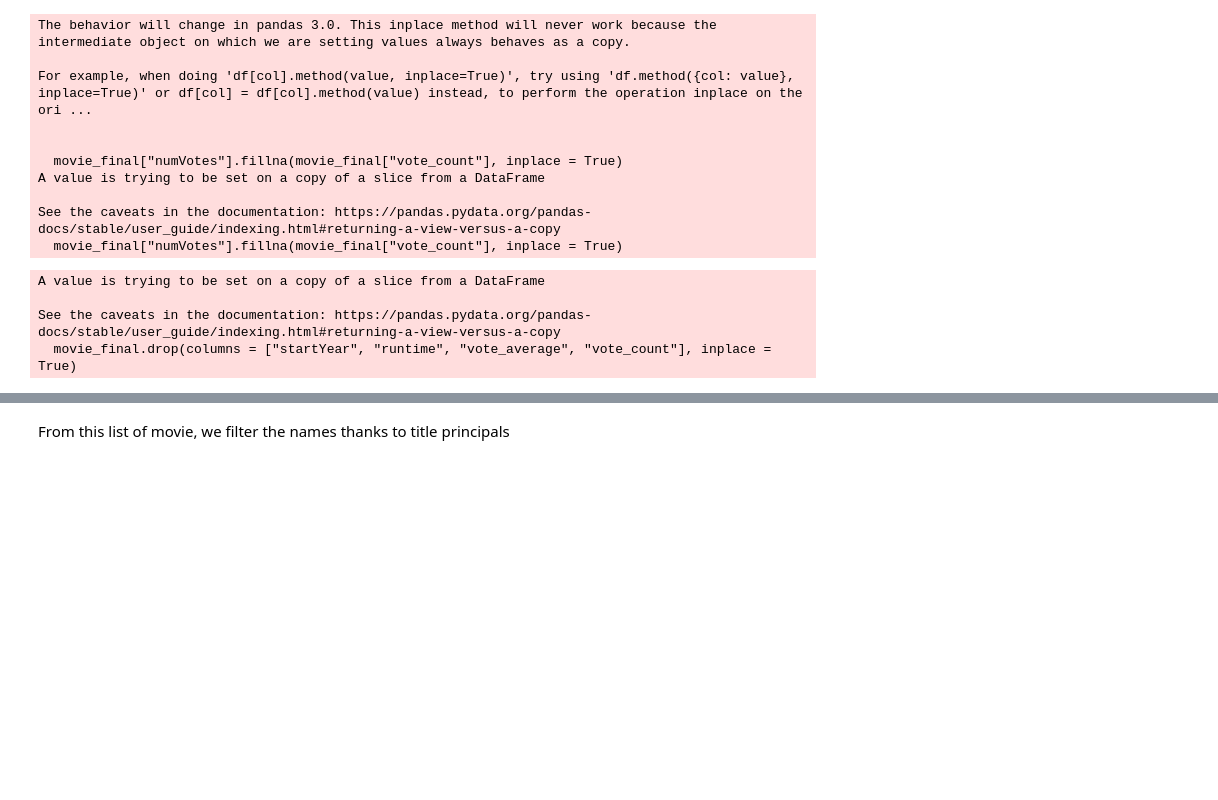
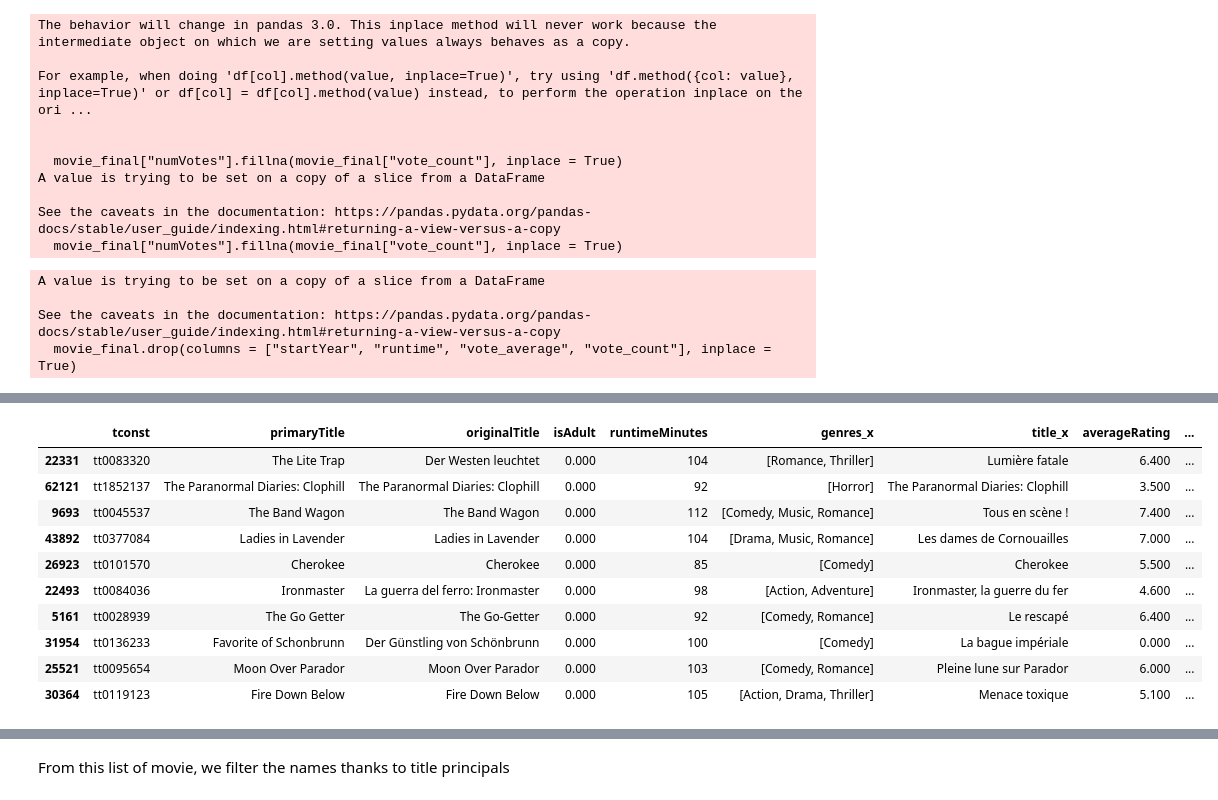
Before and after one commit to Viviaon/Project_2, a Jupyter notebook: Clean_Movie_DB.ipynb, the cells around one changed output, grey strips where cells are left out. Drawn from its saved outputs; the diff is of its cells as text; code cells hidden in the pictures; blank space fills up the shorter version.

```diff
--- a/Clean_Movie_DB.ipynb
+++ b/Clean_Movie_DB.ipynb
@@ -515,0 +588,8 @@ See the caveats in the documentation: https://pandas.pydata.org/pandas-docs/stab
+# %%
+def repl_list(listing, old_word, new_word):
+    for ind, ele in enumerate(listing):
+        if ele == old_word:
+            listing[ind] = new_word
+    return listing
+# %%
+movie_final["genres_x"] = movie_final["genres_x"].apply(lambda x: repl_list(x, 'ScienceFiction', 'Sci-Fi'))
@@ -515,0 +602,2 @@ See the caveats in the documentation: https://pandas.pydata.org/pandas-docs/stab
+# %%
+movie_final["genres_x"] = movie_final["genres_x"].apply(lambda x: repl_list(x, 'Musical', 'Music'))
@@ -515,0 +642,14 @@ See the caveats in the documentation: https://pandas.pydata.org/pandas-docs/stab
+# %%
+movie_final.sample(10)
+# %% [output]
+|  | tconst | primaryTitle | originalTitle | isAdult | runtimeMinutes | genres_x | title_x | averageRating | ... |
+| 22331 | tt0083320 | The Lite Trap | Der Westen leuchtet | 0.000 | 104 | [Romance, Thriller] | Lumière fatale | 6.400 | ... |
+| 62121 | tt1852137 | The Paranormal Diaries: Clophill | The Paranormal Diaries: Clophill | 0.000 | 92 | [Horror] | The Paranormal Diaries: Clophill | 3.500 | ... |
+| 9693 | tt0045537 | The Band Wagon | The Band Wagon | 0.000 | 112 | [Comedy, Music, Romance] | Tous en scène ! | 7.400 | ... |
+| 43892 | tt0377084 | Ladies in Lavender | Ladies in Lavender | 0.000 | 104 | [Drama, Music, Romance] | Les dames de Cornouailles | 7.000 | ... |
+| 26923 | tt0101570 | Cherokee | Cherokee | 0.000 | 85 | [Comedy] | Cherokee | 5.500 | ... |
+| 22493 | tt0084036 | Ironmaster | La guerra del ferro: Ironmaster | 0.000 | 98 | [Action, Adventure] | Ironmaster, la guerre du fer | 4.600 | ... |
+| 5161 | tt0028939 | The Go Getter | The Go-Getter | 0.000 | 92 | [Comedy, Romance] | Le rescapé | 6.400 | ... |
+| 31954 | tt0136233 | Favorite of Schonbrunn | Der Günstling von Schönbrunn | 0.000 | 100 | [Comedy] | La bague impériale | 0.000 | ... |
+| 25521 | tt0095654 | Moon Over Parador | Moon Over Parador | 0.000 | 103 | [Comedy, Romance] | Pleine lune sur Parador | 6.000 | ... |
+| 30364 | tt0119123 | Fire Down Below | Fire Down Below | 0.000 | 105 | [Action, Drama, Thriller] | Menace toxique | 5.100 | ... |
```
Also changed, not shown: parts of 40 cells of this notebook.
